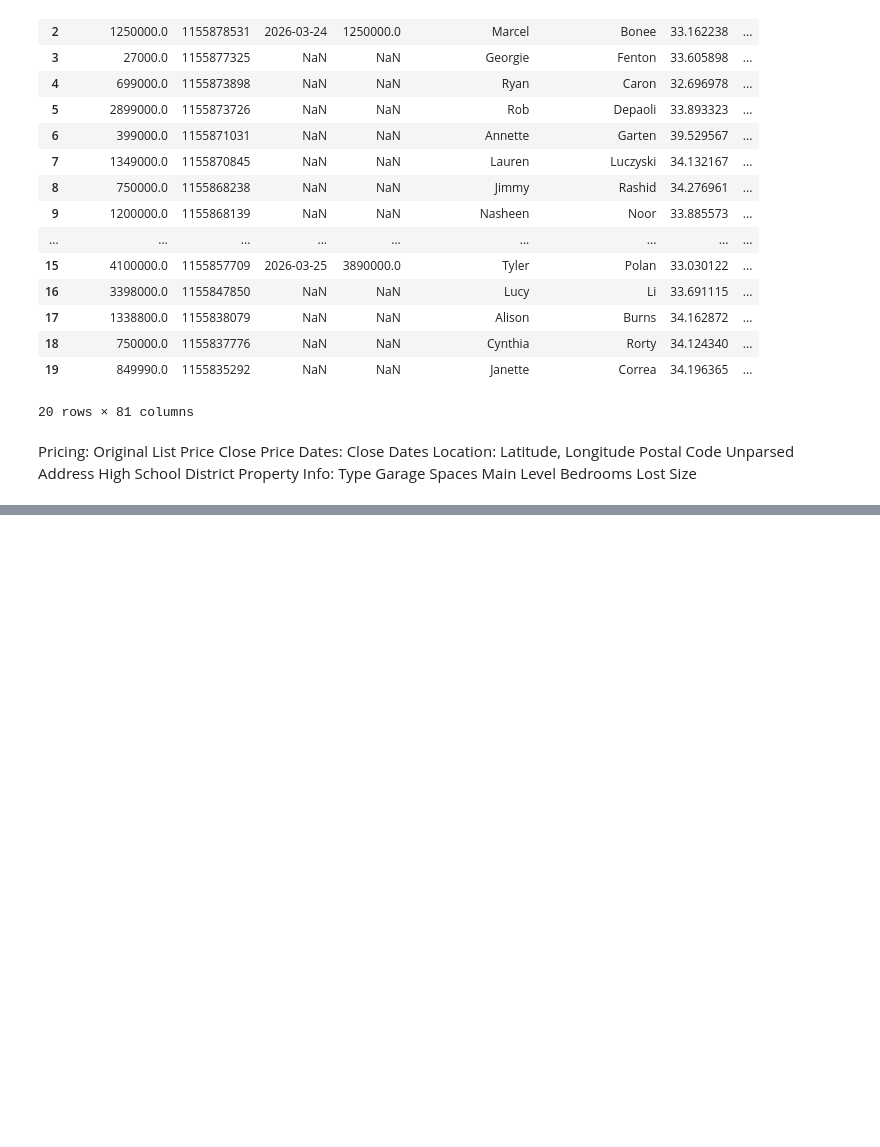
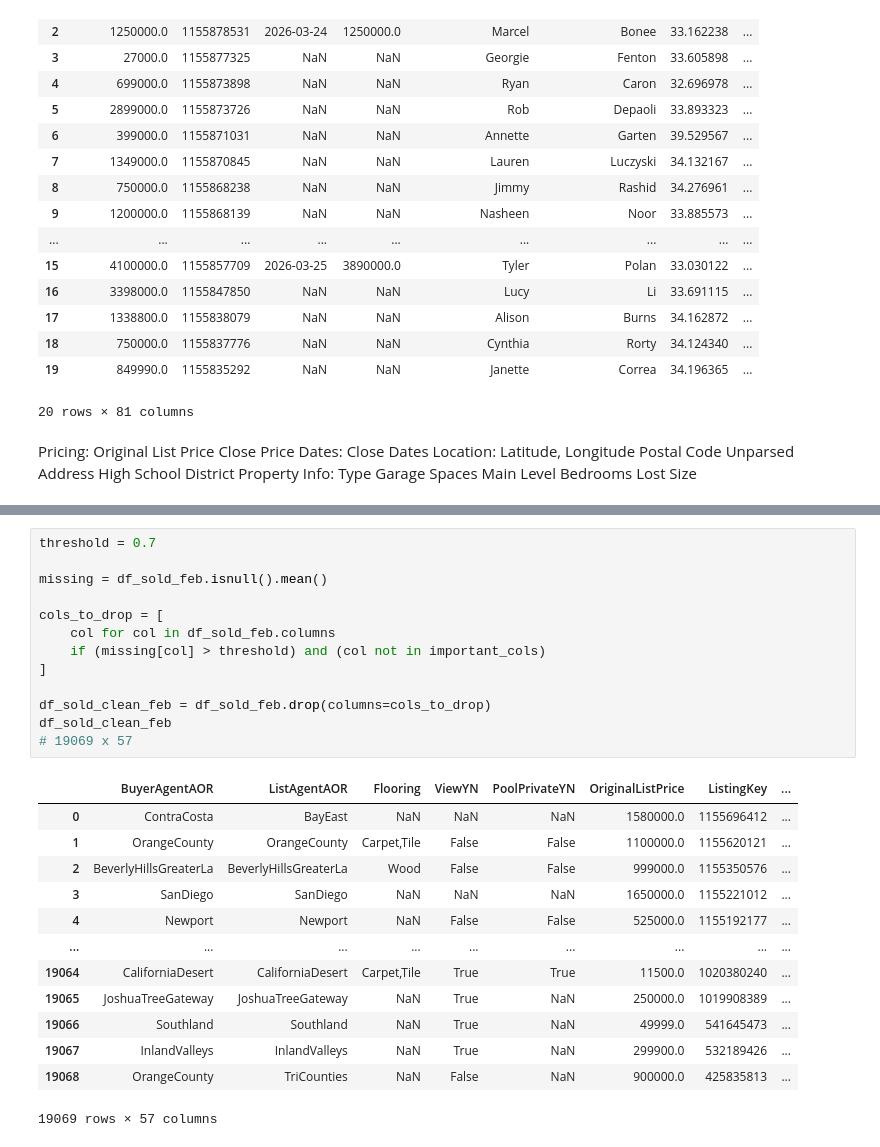
Before and after one commit to JunoKwon17/IDX-DA12-2026, a Jupyter notebook: EDA.ipynb, the cells around one changed output, grey strips where cells are left out. Saved outputs shown, nothing was run; the diff lists cells and outputs as text; blank space fills up the shorter version.

```diff
--- a/EDA.ipynb
+++ b/EDA.ipynb
@@ -124,0 +292,27 @@ memory usage: 11.5+ MB
+# %%
+threshold = 0.7
+
+missing = df_sold_feb.isnull().mean()
+
+cols_to_drop = [
+    col for col in df_sold_feb.columns
+    if (missing[col] > threshold) and (col not in important_cols)
+]
+
+df_sold_clean_feb = df_sold_feb.drop(columns=cols_to_drop)
+df_sold_clean_feb
+# 19069 x 57
+# %% [output]
+|  | BuyerAgentAOR | ListAgentAOR | Flooring | ViewYN | PoolPrivateYN | OriginalListPrice | ListingKey | ... |
+| 0 | ContraCosta | BayEast | NaN | NaN | NaN | 1580000.0 | 1155696412 | ... |
+| 1 | OrangeCounty | OrangeCounty | Carpet,Tile | False | False | 1100000.0 | 1155620121 | ... |
+| 2 | BeverlyHillsGreaterLa | BeverlyHillsGreaterLa | Wood | False | False | 999000.0 | 1155350576 | ... |
+| 3 | SanDiego | SanDiego | NaN | NaN | NaN | 1650000.0 | 1155221012 | ... |
+| 4 | Newport | Newport | NaN | False | False | 525000.0 | 1155192177 | ... |
+| ... | ... | ... | ... | ... | ... | ... | ... | ... |
+| 19064 | CaliforniaDesert | CaliforniaDesert | Carpet,Tile | True | True | 11500.0 | 1020380240 | ... |
+| 19065 | JoshuaTreeGateway | JoshuaTreeGateway | NaN | True | NaN | 250000.0 | 1019908389 | ... |
+| 19066 | Southland | Southland | NaN | True | NaN | 49999.0 | 541645473 | ... |
+| 19067 | InlandValleys | InlandValleys | NaN | True | NaN | 299900.0 | 532189426 | ... |
+| 19068 | OrangeCounty | TriCounties | NaN | False | NaN | 900000.0 | 425835813 | ... |
+19069 rows × 57 columns
```
Also changed, not shown: parts of 18 cells of this notebook, 3 other files.
